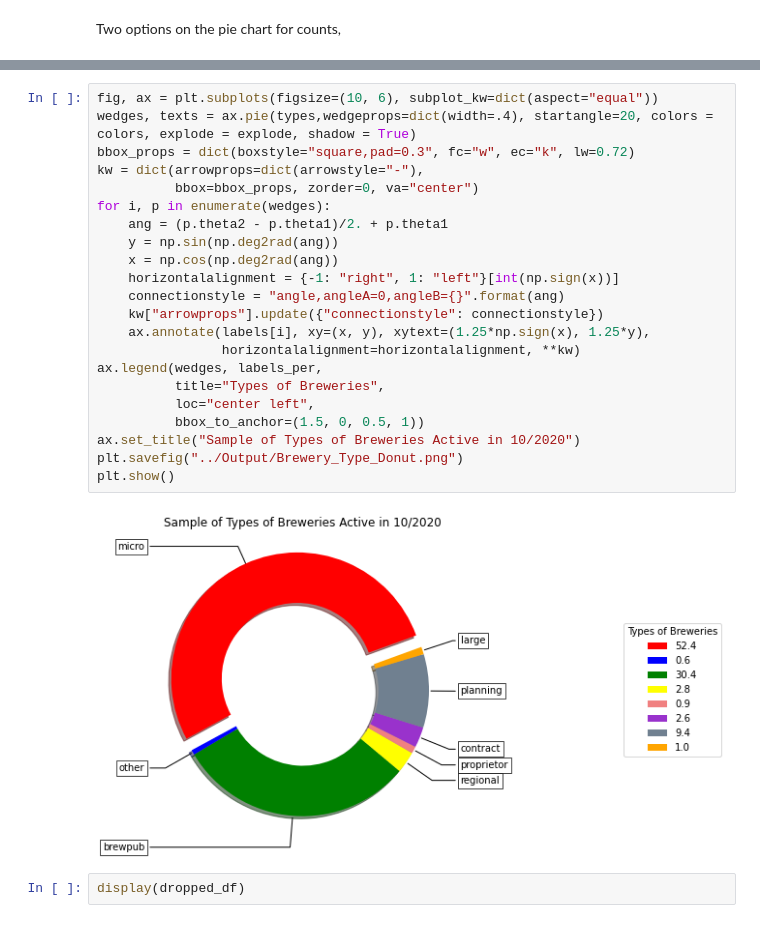
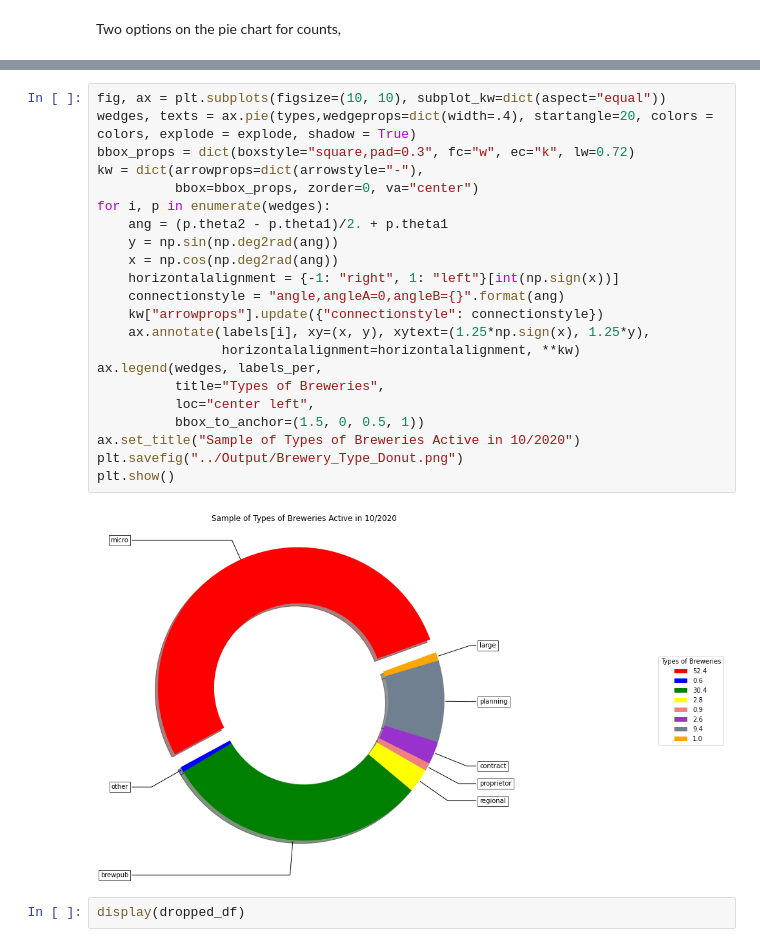
Before and after one commit to bgtaber/brewcrew_project, a Jupyter notebook: Scripts/beer.ipynb, the cells around one changed output, grey strips where cells are left out. Drawn from its saved outputs; the diff is of its cells as text.

```diff
--- a/Scripts/beer.ipynb
+++ b/Scripts/beer.ipynb
@@ -91,29 +91,29 @@ plt.show()
 # %% [output]
 [figure]
 # %%
-fig, ax = plt.subplots(figsize=(10, 6), subplot_kw=dict(aspect="equal"))
+fig, ax = plt.subplots(figsize=(10, 10), subplot_kw=dict(aspect="equal"))
 wedges, texts = ax.pie(types,wedgeprops=dict(width=.4), startangle=20, colors = colors, explode = explode, shadow = True)
 bbox_props = dict(boxstyle="square,pad=0.3", fc="w", ec="k", lw=0.72)
 kw = dict(arrowprops=dict(arrowstyle="-"),
           bbox=bbox_props, zorder=0, va="center")
 for i, p in enumerate(wedges):
     ang = (p.theta2 - p.theta1)/2. + p.theta1
     y = np.sin(np.deg2rad(ang))
     x = np.cos(np.deg2rad(ang))
     horizontalalignment = {-1: "right", 1: "left"}[int(np.sign(x))]
     connectionstyle = "angle,angleA=0,angleB={}".format(ang)
     kw["arrowprops"].update({"connectionstyle": connectionstyle})
     ax.annotate(labels[i], xy=(x, y), xytext=(1.25*np.sign(x), 1.25*y),
                 horizontalalignment=horizontalalignment, **kw)
 ax.legend(wedges, labels_per,
           title="Types of Breweries",
           loc="center left",
           bbox_to_anchor=(1.5, 0, 0.5, 1))
 ax.set_title("Sample of Types of Breweries Active in 10/2020")
 plt.savefig("../Output/Brewery_Type_Donut.png")
 plt.show()
 # %% [output]
-[figure, old version]
+[figure, new version]
 # %%
 display(dropped_df)
 # %% [output]
```
Also changed, not shown: parts of 3 cells of this notebook, 3 other files.
